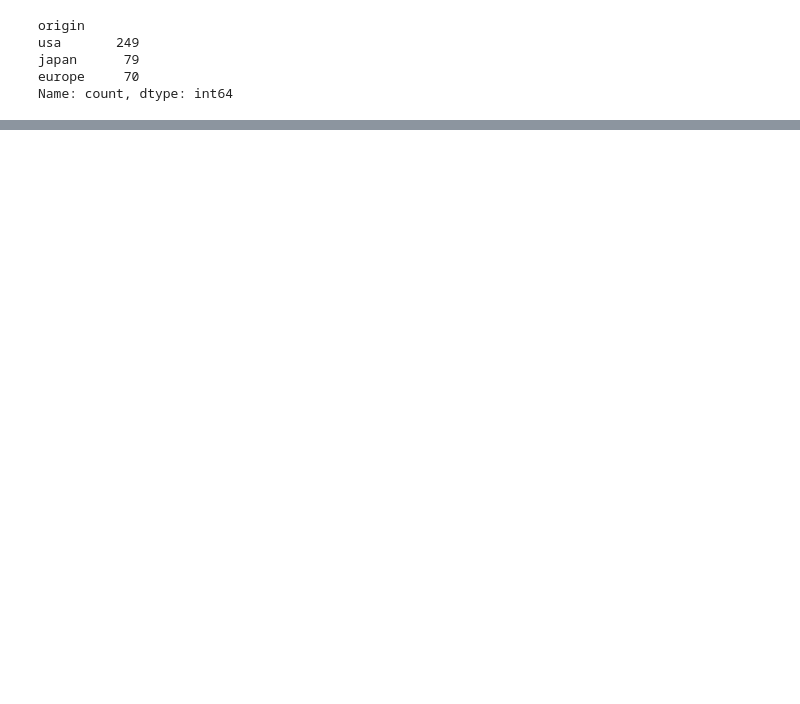
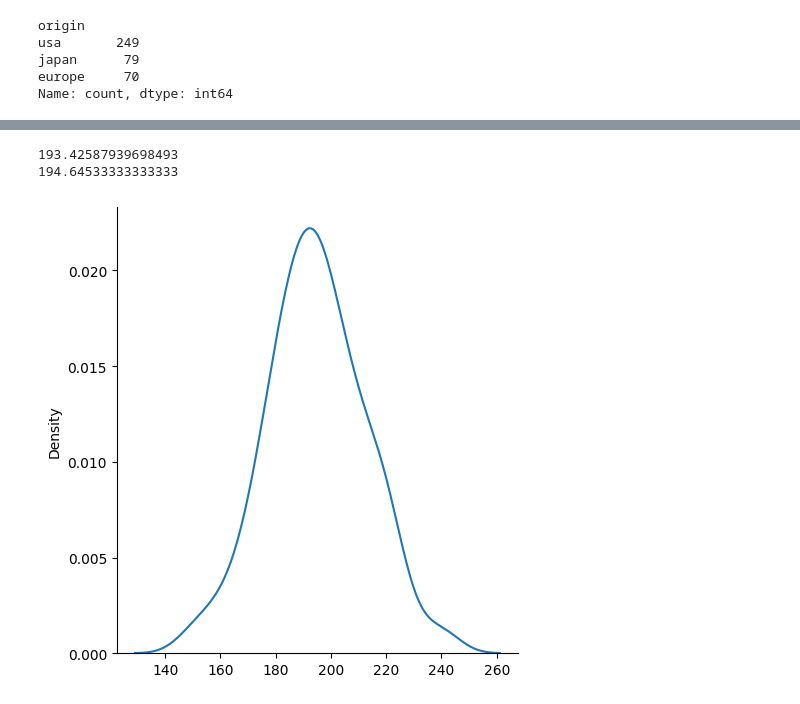
Before and after one commit to prachi558/GFG_learning, a Jupyter notebook: Inferential_stats.ipynb, the cells around one changed output, grey strips where cells are left out. Cells and saved outputs as stored; diff of their text form; code cells hidden in the pictures; blank space fills up the shorter version.

```diff
--- a/Inferential_stats.ipynb
+++ b/Inferential_stats.ipynb
@@ -108,0 +142,13 @@ df.groupby('origin').sample(frac=0.1)
+# %%
+# we did the same thing by increasing number of samples we get and we got a more approximate normal distribution
+sample_mean_list = []
+for i in range(100):
+    sample = df['displacement'].sample(30)
+    sample_mean_list.append(sample.mean())
+sns.displot(sample_mean_list, kind = 'kde')
+print(stat.mean(df['displacement']))
+print(stat.mean(sample_mean_list))
+# %% [output]
+193.42587939698493
+194.64533333333333
+[figure, added]
```
Also changed, not shown: parts of 11 cells of this notebook.
